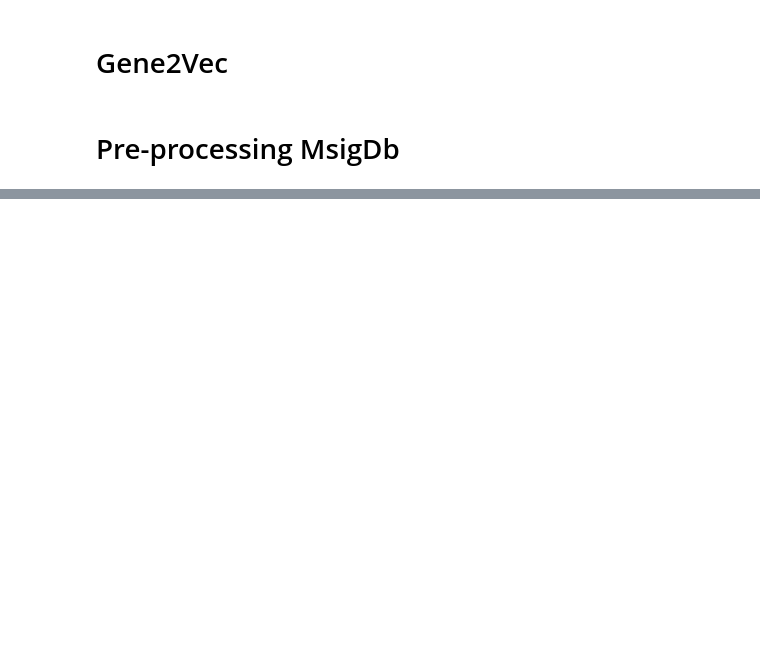
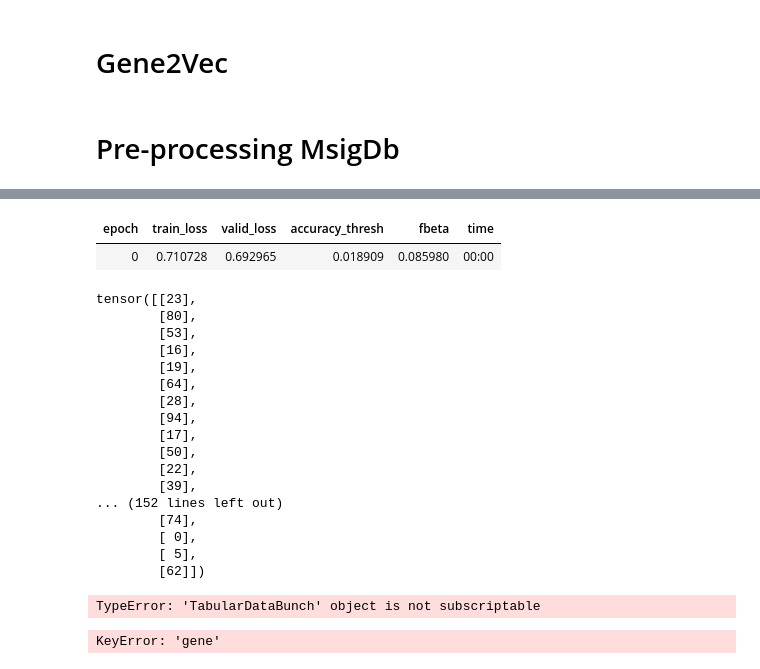
Before and after one commit to pcingola/NeuralNets, a Jupyter notebook: mlgen/gene2vec_msigdb.ipynb, the cells around one changed output, grey strips where cells are left out. Drawn from its saved outputs; the diff is of its cells as text; code cells hidden in the pictures; blank space fills up the shorter version.

```diff
--- a/mlgen/gene2vec_msigdb.ipynb
+++ b/mlgen/gene2vec_msigdb.ipynb
@@ -94,0 +115,17 @@ save_gene_geneset(msigdb, path/'gene2genesets.csv')
+# %%
+procs = [Categorify, Normalize]
+dep_var = 'genesets'
+cat_names = ['gene']
+
+msigdb_df2 = pd.concat([msigdb_df, msigdb_df])
+valid_idx = range(len(msigdb_df), len(msigdb_df2))
+# %%
+# data = TabularDataBunch.from_df(path=path, df=msigdb_df2, dep_var=dep_var, valid_idx=valid_idx, procs=procs, cat_names=cat_names)
+# data
+
+data = (TabularList.from_df(msigdb_df2, cat_names=cat_names, procs=procs)
+        .split_by_rand_pct()
+        .label_from_df(label_delim=' ')
+        .databunch()
+        )
+data
@@ -94,0 +195,5 @@ save_gene_geneset(msigdb, path/'gene2genesets.csv')
+# %%
+acc_02 = partial(accuracy_thresh, thresh=0.2)
+f_score = partial(fbeta, thresh=0.2)
+
+learn = tabular_learner_zzz(data, layers=[10], emb_szs={'gene': 10}, metrics=[acc_02, f_score])
@@ -94,0 +210,22 @@ save_gene_geneset(msigdb, path/'gene2genesets.csv')
+# %%
+learn.fit_one_cycle(1, 1e-2)
+# %% [output]
+| epoch | train_loss | valid_loss | accuracy_thresh | fbeta | time |
+| 0 | 0.710728 | 0.692965 | 0.018909 | 0.085980 | 00:00 |
+tensor([[23],
+        [80],
+        [53],
+        [16],
+        [19],
+        [64],
+        [28],
+        [94],
+        [17],
+        [50],
+        [22],
+        [39],
+... (152 lines left out)
+        [74],
+        [ 0],
+        [ 5],
+        [62]])
@@ -94,0 +234,9 @@ save_gene_geneset(msigdb, path/'gene2genesets.csv')
+# %%
+x = data[0]
+x
+# %% [output]
+TypeError: 'TabularDataBunch' object is not subscriptable
+# %%
+learn.predict(x[0])
+# %% [output]
+KeyError: 'gene'
```
Also changed, not shown: parts of 11 cells of this notebook.
